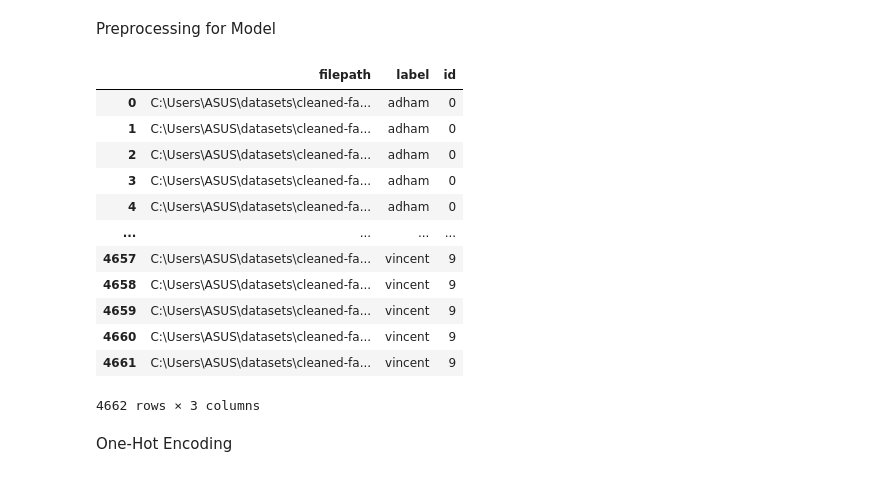
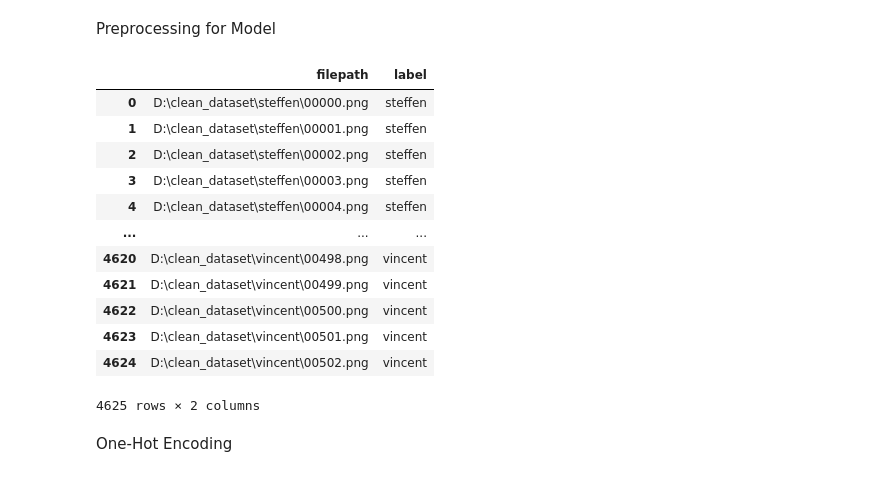
Before and after one commit to adhamarif/face-recognition, a Jupyter notebook: row_generator.ipynb, the cells around one changed output. Drawn from its saved outputs; the diff is of its cells as text; code cells hidden in the pictures.

```diff
--- a/row_generator.ipynb
+++ b/row_generator.ipynb
@@ -78,22 +87,26 @@ with open(csv_file_path, 'w', newline='') as csv_file:
 # %% [markdown]
 Preprocessing for Model
 # %%
-data_df = pd.read_csv(r"C:\Users\ASUS\datasets\face_label_id.csv")
+# csv for classic network
+#data_df = pd.read_csv(r"C:\Users\ASUS\datasets\face_label_id.csv")
+
+# csv for autoencoder
+data_df = pd.read_csv(r"D:\clean_dataset\label.csv")
 data_df
 # %% [output]
-|  | filepath | label | id |
-| 0 | C:\Users\ASUS\datasets\cleaned-fa... | adham | 0 |
-| 1 | C:\Users\ASUS\datasets\cleaned-fa... | adham | 0 |
-| 2 | C:\Users\ASUS\datasets\cleaned-fa... | adham | 0 |
-| 3 | C:\Users\ASUS\datasets\cleaned-fa... | adham | 0 |
-| 4 | C:\Users\ASUS\datasets\cleaned-fa... | adham | 0 |
-| ... | ... | ... | ... |
-| 4657 | C:\Users\ASUS\datasets\cleaned-fa... | vincent | 9 |
-| 4658 | C:\Users\ASUS\datasets\cleaned-fa... | vincent | 9 |
-| 4659 | C:\Users\ASUS\datasets\cleaned-fa... | vincent | 9 |
-| 4660 | C:\Users\ASUS\datasets\cleaned-fa... | vincent | 9 |
-| 4661 | C:\Users\ASUS\datasets\cleaned-fa... | vincent | 9 |
+|  | filepath | label |
+| 0 | D:\clean_dataset\steffen\00000.png | steffen |
+| 1 | D:\clean_dataset\steffen\00001.png | steffen |
+| 2 | D:\clean_dataset\steffen\00002.png | steffen |
+| 3 | D:\clean_dataset\steffen\00003.png | steffen |
+| 4 | D:\clean_dataset\steffen\00004.png | steffen |
+| ... | ... | ... |
+| 4620 | D:\clean_dataset\vincent\00498.png | vincent |
+| 4621 | D:\clean_dataset\vincent\00499.png | vincent |
+| 4622 | D:\clean_dataset\vincent\00500.png | vincent |
+| 4623 | D:\clean_dataset\vincent\00501.png | vincent |
+| 4624 | D:\clean_dataset\vincent\00502.png | vincent |
-4662 rows × 3 columns
+4625 rows × 2 columns
 # %% [markdown]
 One-Hot Encoding
 # %%
```
Also changed, not shown: parts of 5 cells of this notebook.
